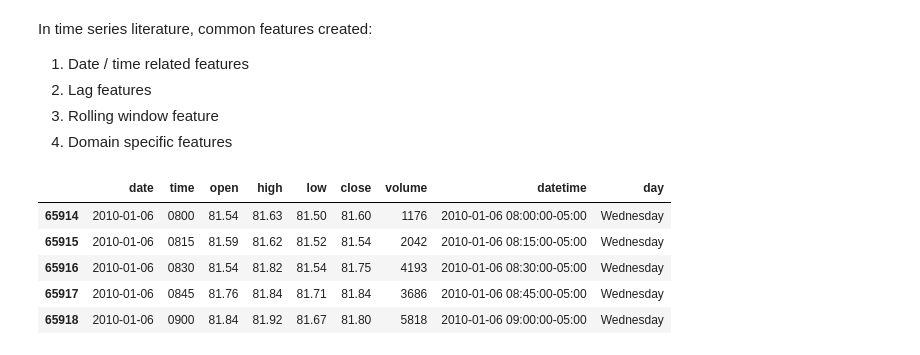
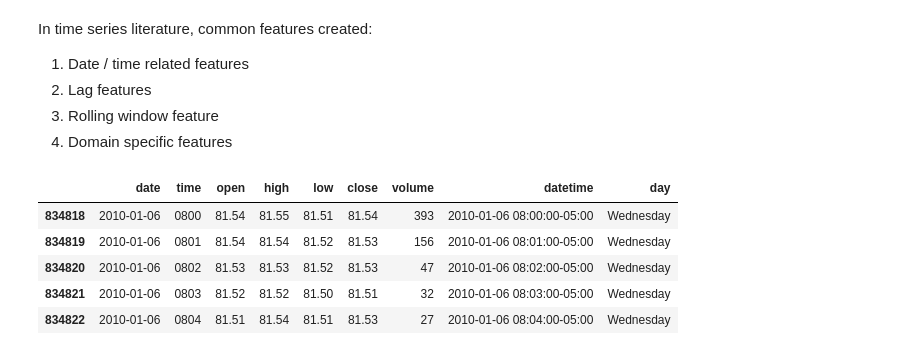
Before and after one commit to daQuincy/Takumi, a Jupyter notebook: 006 - feature_engineering_2.ipynb, the cells around one changed output. Cells and saved outputs as stored; diff of their text form; code cells hidden in the pictures.

```diff
--- a/006 - feature_engineering_2.ipynb
+++ b/006 - feature_engineering_2.ipynb
@@ -35,14 +40,19 @@ df_wti_1m = df_wti_1m[(df_wti_1m['datetime'].dt.hour >= 8) & (df_wti_1m['datetim
 
 df_wti = read_bm_data('./data/backtestmarket/cl-15m.csv')
 
-df = df_wti.copy()
-df = df[(df['datetime'].dt.hour >= 8) & (df['datetime'].dt.hour < 16)]
-df = df[(df['datetime'].dt.weekday == 2) & (df['datetime'].dt.year >= 2010) & (df['datetime'].dt.year <= 2019)]
-df.head()
+# df = df_wti.copy()
+# df = df[(df['datetime'].dt.hour >= 8) & (df['datetime'].dt.hour < 16)]
+# df = df[(df['datetime'].dt.weekday == 2) & (df['datetime'].dt.year >= 2010) & (df['datetime'].dt.year <= 2019)]
+# df.head()
-# %% [output]
-|  | date | time | open | high | low | close | volume | datetime | day |
-| 65914 | 2010-01-06 | 0800 | 81.54 | 81.63 | 81.50 | 81.60 | 1176 | 2010-01-06 08:00:00-05:00 | Wednesday |
-| 65915 | 2010-01-06 | 0815 | 81.59 | 81.62 | 81.52 | 81.54 | 2042 | 2010-01-06 08:15:00-05:00 | Wednesday |
-| 65916 | 2010-01-06 | 0830 | 81.54 | 81.82 | 81.54 | 81.75 | 4193 | 2010-01-06 08:30:00-05:00 | Wednesday |
-| 65917 | 2010-01-06 | 0845 | 81.76 | 81.84 | 81.71 | 81.84 | 3686 | 2010-01-06 08:45:00-05:00 | Wednesday |
-| 65918 | 2010-01-06 | 0900 | 81.84 | 81.92 | 81.67 | 81.80 | 5818 | 2010-01-06 09:00:00-05:00 | Wednesday |
+# %%
+df = df_wti_1m.copy()
+df = df[(df['datetime'].dt.hour >= 8) & (df['datetime'].dt.hour < 16)]
+df = df[(df['datetime'].dt.weekday == 2) & (df['datetime'].dt.year >= 2010) & (df['datetime'].dt.year <= 2019)]
+df.head()
+# %% [output]
+|  | date | time | open | high | low | close | volume | datetime | day |
+| 834818 | 2010-01-06 | 0800 | 81.54 | 81.55 | 81.51 | 81.54 | 393 | 2010-01-06 08:00:00-05:00 | Wednesday |
+| 834819 | 2010-01-06 | 0801 | 81.54 | 81.54 | 81.52 | 81.53 | 156 | 2010-01-06 08:01:00-05:00 | Wednesday |
+| 834820 | 2010-01-06 | 0802 | 81.53 | 81.53 | 81.52 | 81.53 | 47 | 2010-01-06 08:02:00-05:00 | Wednesday |
+| 834821 | 2010-01-06 | 0803 | 81.52 | 81.52 | 81.50 | 81.51 | 32 | 2010-01-06 08:03:00-05:00 | Wednesday |
+| 834822 | 2010-01-06 | 0804 | 81.51 | 81.54 | 81.51 | 81.53 | 27 | 2010-01-06 08:04:00-05:00 | Wednesday |
```
Also changed, not shown: parts of 6 cells of this notebook, 1 other file.
